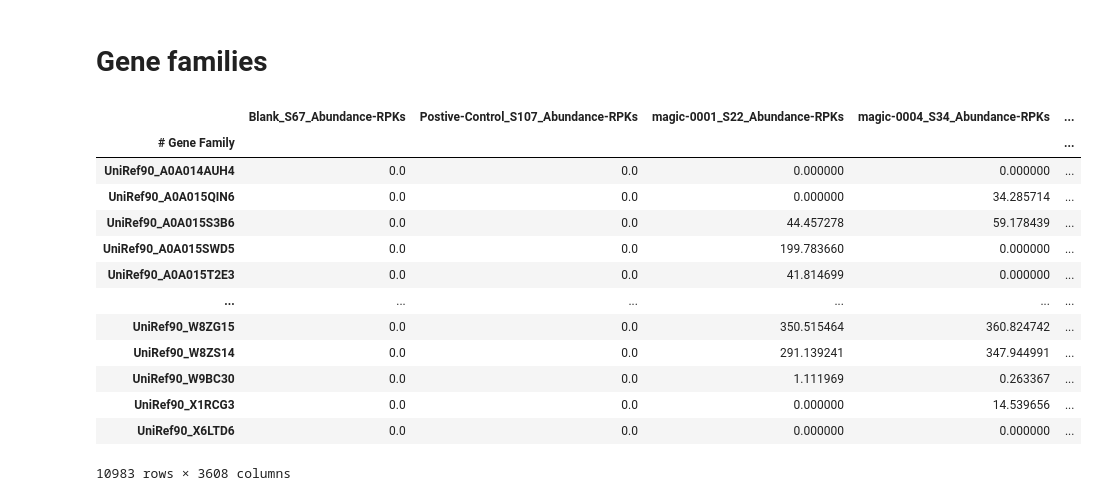
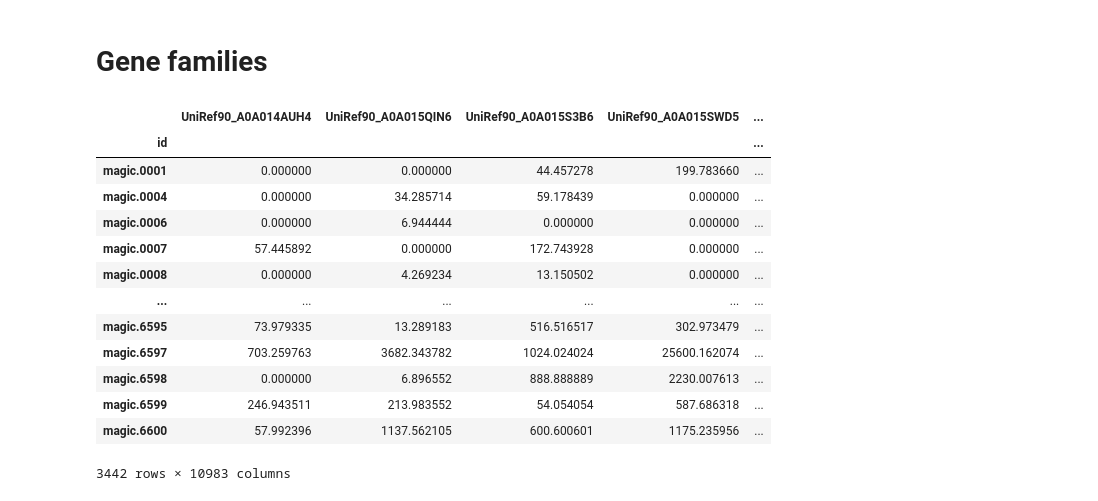
Before and after one commit to danielchang2002/MAGIC, a Jupyter notebook: src/plot_gene_richness.ipynb, the cells around one changed output. Drawn from its saved outputs; the diff is of its cells as text; code cells hidden in the pictures.

```diff
--- a/src/plot_gene_richness.ipynb
+++ b/src/plot_gene_richness.ipynb
@@ -13,23 +13,23 @@ rc('text', usetex=True)
 # %% [markdown]
 # Gene families
 # %%
-gene_families_clean = pd.read_csv(os.path.join(config.CLEAN_DIR, "humann_genefamilies_overall_clean.tsv"), index_col=0)
+gene_families_clean = pd.read_csv(os.path.join(config.CLEAN_DIR, "humann_genefamilies_clean.tsv"), index_col=0, sep="\t")
 gene_families_clean
 # %% [output]
-|  | Blank_S67_Abundance-RPKs | Postive-Control_S107_Abundance-RPKs | magic-0001_S22_Abundance-RPKs | magic-0004_S34_Abundance-RPKs | ... |
-| # Gene Family |  |  |  |  | ... |
-| UniRef90_A0A014AUH4 | 0.0 | 0.0 | 0.000000 | 0.000000 | ... |
-| UniRef90_A0A015QIN6 | 0.0 | 0.0 | 0.000000 | 34.285714 | ... |
-| UniRef90_A0A015S3B6 | 0.0 | 0.0 | 44.457278 | 59.178439 | ... |
-| UniRef90_A0A015SWD5 | 0.0 | 0.0 | 199.783660 | 0.000000 | ... |
-| UniRef90_A0A015T2E3 | 0.0 | 0.0 | 41.814699 | 0.000000 | ... |
+|  | UniRef90_A0A014AUH4 | UniRef90_A0A015QIN6 | UniRef90_A0A015S3B6 | UniRef90_A0A015SWD5 | ... |
+| id |  |  |  |  | ... |
+| magic.0001 | 0.000000 | 0.000000 | 44.457278 | 199.783660 | ... |
+| magic.0004 | 0.000000 | 34.285714 | 59.178439 | 0.000000 | ... |
+| magic.0006 | 0.000000 | 6.944444 | 0.000000 | 0.000000 | ... |
+| magic.0007 | 57.445892 | 0.000000 | 172.743928 | 0.000000 | ... |
+| magic.0008 | 0.000000 | 4.269234 | 13.150502 | 0.000000 | ... |
 | ... | ... | ... | ... | ... | ... |
-| UniRef90_W8ZG15 | 0.0 | 0.0 | 350.515464 | 360.824742 | ... |
-| UniRef90_W8ZS14 | 0.0 | 0.0 | 291.139241 | 347.944991 | ... |
-| UniRef90_W9BC30 | 0.0 | 0.0 | 1.111969 | 0.263367 | ... |
-| UniRef90_X1RCG3 | 0.0 | 0.0 | 0.000000 | 14.539656 | ... |
-| UniRef90_X6LTD6 | 0.0 | 0.0 | 0.000000 | 0.000000 | ... |
+| magic.6595 | 73.979335 | 13.289183 | 516.516517 | 302.973479 | ... |
+| magic.6597 | 703.259763 | 3682.343782 | 1024.024024 | 25600.162074 | ... |
+| magic.6598 | 0.000000 | 6.896552 | 888.888889 | 2230.007613 | ... |
+| magic.6599 | 246.943511 | 213.983552 | 54.054054 | 587.686318 | ... |
+| magic.6600 | 57.992396 | 1137.562105 | 600.600601 | 1175.235956 | ... |
-10983 rows × 3608 columns
+3442 rows × 10983 columns
 # %%
 plt.figure(figsize=(10, 5), dpi=200)
 
```
Also changed, not shown: parts of 1 cell of this notebook, 6 other files.
